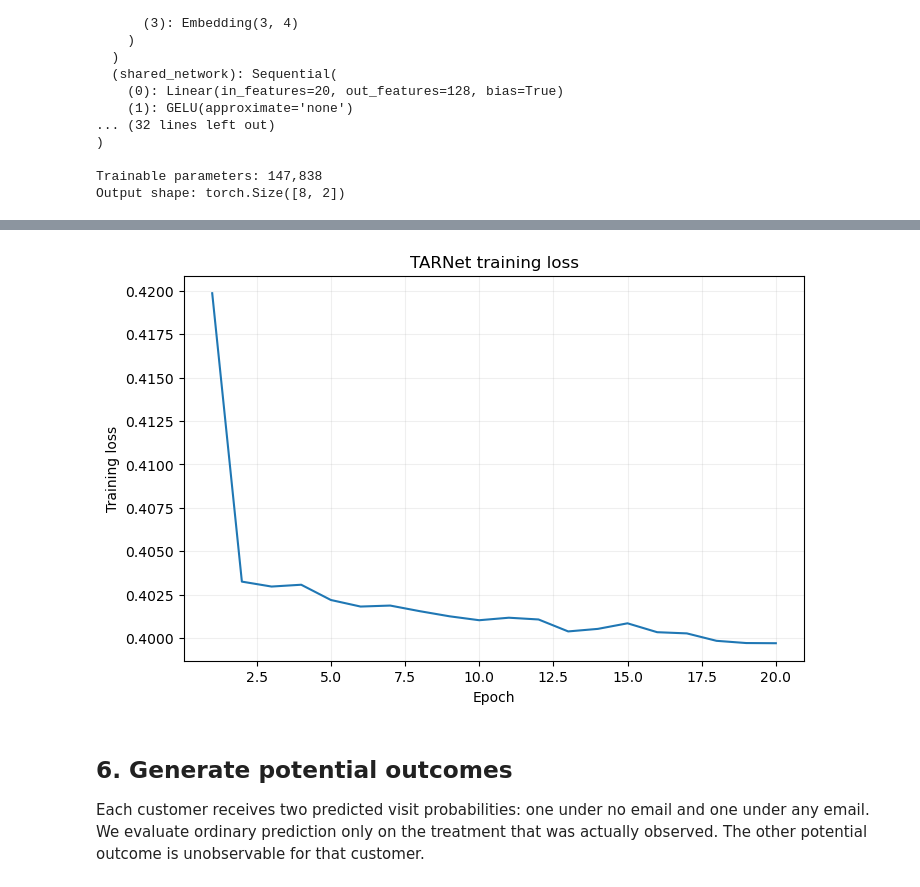
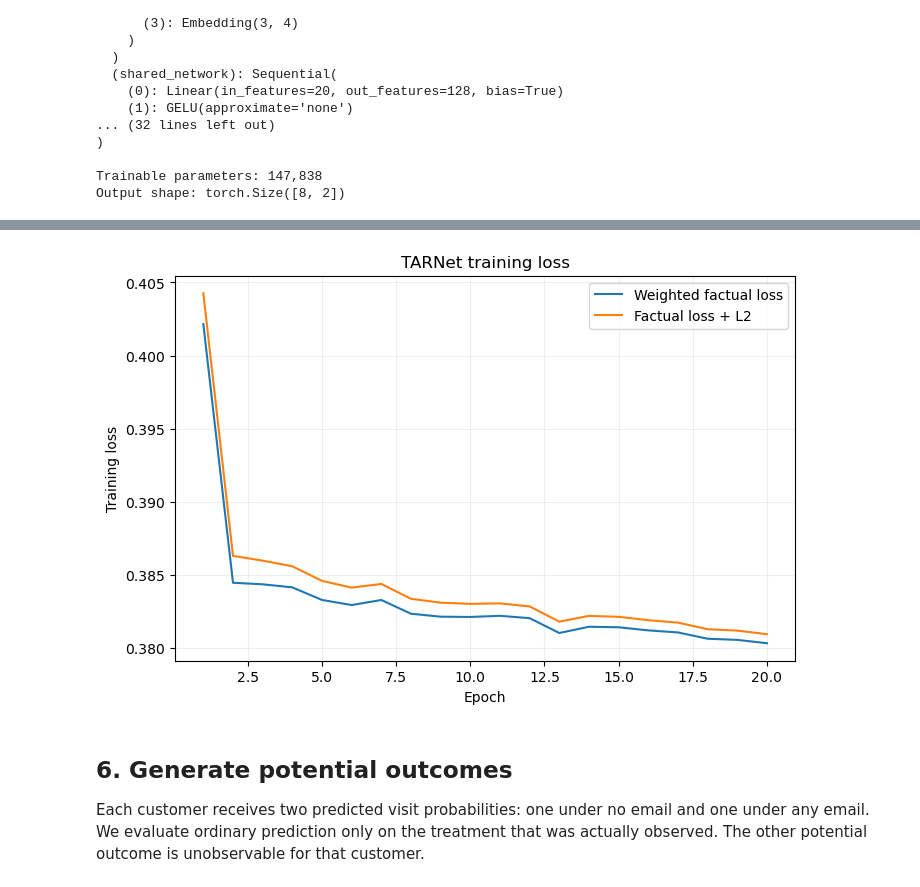
Before and after one commit to joshuaharasaki/cs7643-uplift-modeling, a Jupyter notebook: notebooks/03_deep_learning_binary_tarnet.ipynb, the cells around one changed output, grey strips where cells are left out. Drawn from its saved outputs; the diff is of its cells as text; code cells hidden in the pictures.

```diff
--- a/notebooks/03_deep_learning_binary_tarnet.ipynb
+++ b/notebooks/03_deep_learning_binary_tarnet.ipynb
@@ -330,11 +366,14 @@ For direct comparison, this uses the same optimizer and schedule as ATARNet: Ada
 optimizer = torch.optim.Adam(model.parameters(), lr=0.0005)
 
 number_of_epochs = 20
-train_losses = []
+l2_strength = 1e-4
+factual_losses = []
+objective_losses = []
 
 for epoch in range(number_of_epochs):
     model.train()
-    total_loss = 0.0
+    total_factual_loss = 0.0
+    total_objective_loss = 0.0
 
     for numeric, categorical, treatment, outcome in train_loader:
         numeric = numeric.to(device)
@@ -344,17 +383,30 @@ for epoch in range(number_of_epochs):
 
         optimizer.zero_grad()
         logits = model(numeric, categorical)
-        loss = factual_loss(logits, treatment, outcome)
+
+        factual = weighted_factual_loss(
+            logits,
+            treatment,
+            outcome,
+            treatment_prevalence,
+        )
+        l2_penalty = l2_strength * outcome_head_l2(model)
+        loss = factual + l2_penalty
+
         loss.backward()
         optimizer.step()
 
-        total_loss += loss.item() * len(outcome)
+        total_factual_loss += factual.item() * len(outcome)
+        total_objective_loss += loss.item() * len(outcome)
 
-    average_train_loss = total_loss / len(train_dataset)
-    train_losses.append(average_train_loss)
+    average_factual_loss = total_factual_loss / len(train_dataset)
+    average_objective_loss = total_objective_loss / len(train_dataset)
+    factual_losses.append(average_factual_loss)
+    objective_losses.append(average_objective_loss)
 
     print(
         f"Epoch {epoch + 1:02d} | "
-        f"Training loss: {average_train_loss:.4f}"
+        f"Factual loss: {average_factual_loss:.4f} | "
+        f"Objective: {average_objective_loss:.4f}"
     )
 # %% [output]
@@ -381,13 +433,23 @@ Epoch 20 | Training loss: 0.3997
 # %%
 plt.figure(figsize=(8, 5))
-plt.plot(range(1, number_of_epochs + 1), train_losses)
+plt.plot(
+    range(1, number_of_epochs + 1),
+    factual_losses,
+    label="Weighted factual loss",
+)
+plt.plot(
+    range(1, number_of_epochs + 1),
+    objective_losses,
+    label="Factual loss + L2",
+)
 plt.xlabel("Epoch")
 plt.ylabel("Training loss")
 plt.title("TARNet training loss")
 plt.grid(alpha=0.2)
+plt.legend()
 plt.show()
 # %% [output]
-[figure, old version]
+[figure, new version]
 # %% [markdown]
 ## 6. Generate potential outcomes
 
```
Also changed, not shown: parts of 12 cells of this notebook.
